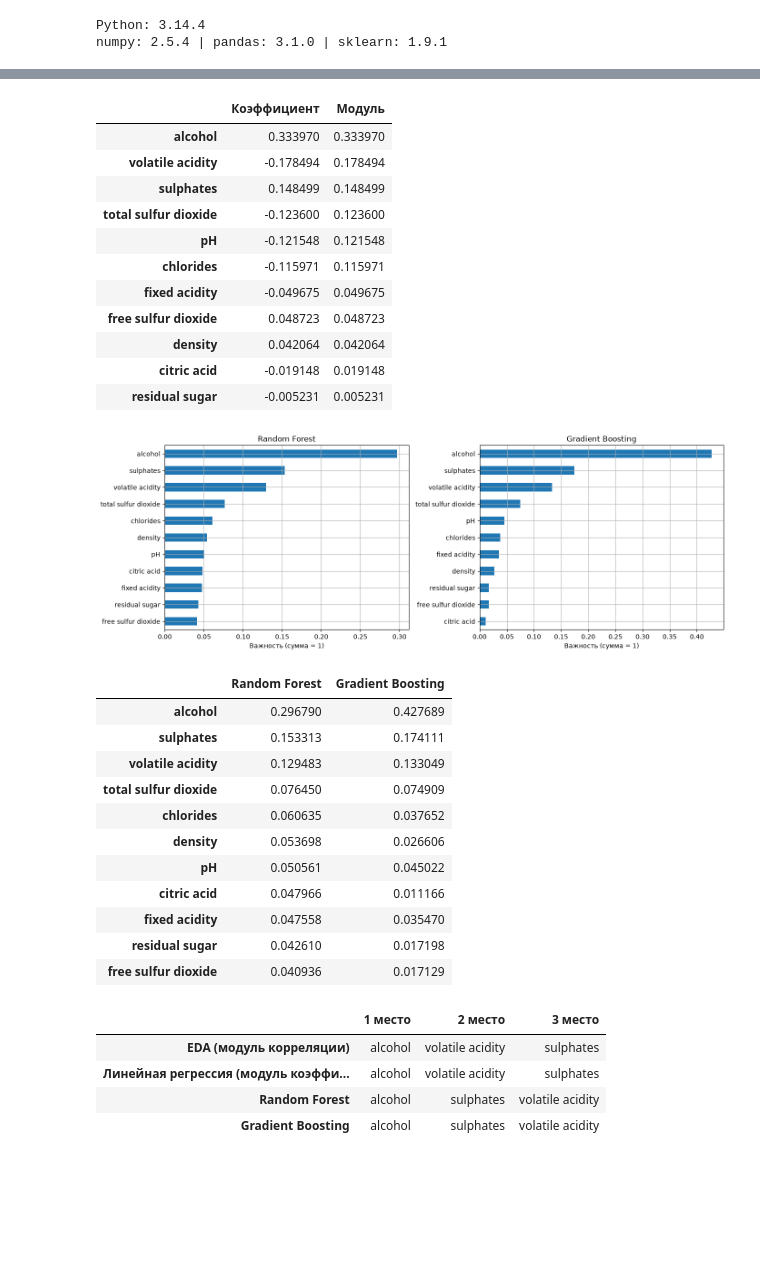
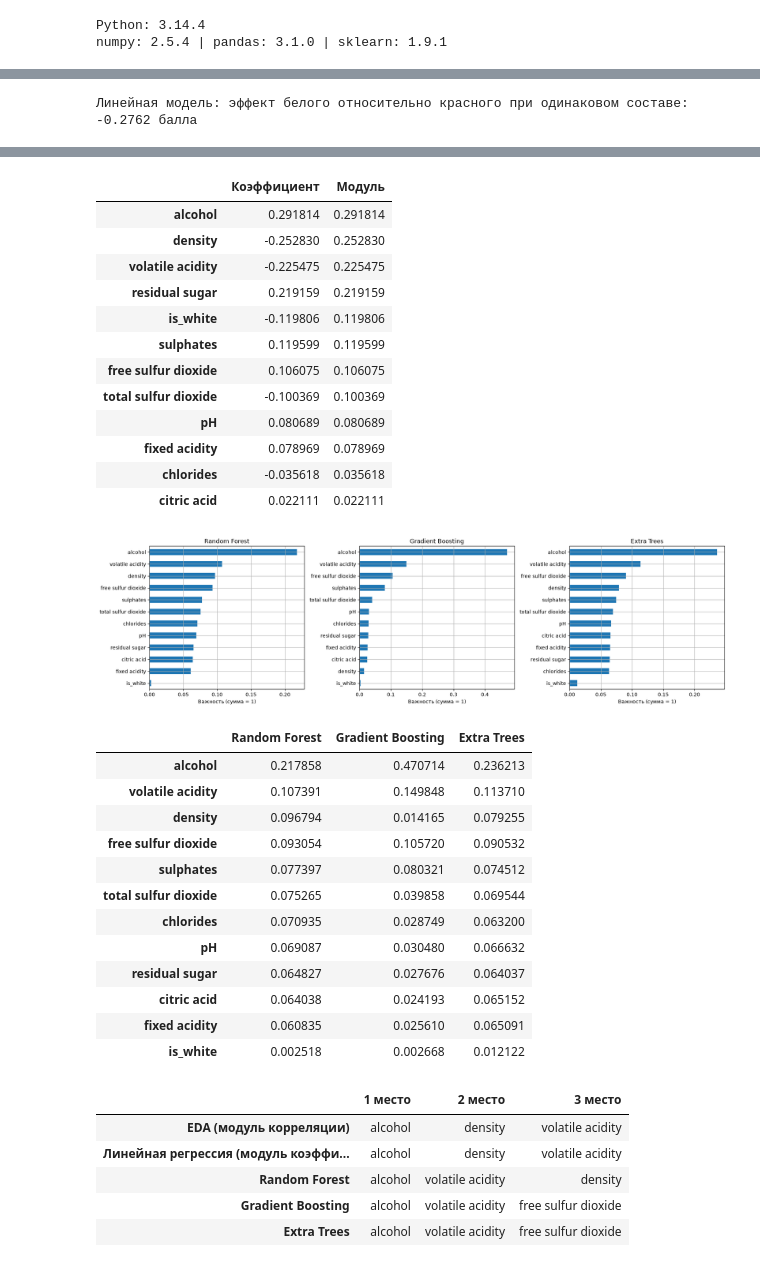
Before and after one commit to Chuba-ka/machineLearning, a Jupyter notebook: regression/lab01.ipynb, the cells around one changed output, grey strips where cells are left out. Saved outputs shown, nothing was run; the diff lists cells and outputs as text; code cells hidden in the pictures; blank space fills up the shorter version.

```diff
--- a/regression/lab01.ipynb
+++ b/regression/lab01.ipynb
@@ -274,5 +338,5 @@ Gradient Boosting {'gradientboostingregressor__learning_rate': 0.03, 'gradientbo
 # %%
-linear = searches['Linear Regression'].best_estimator_.named_steps['linearregression']
+linear = fitted_models['Linear Regression'].named_steps['linearregression']
 coefs = pd.Series(linear.coef_, index=X.columns, name='Коэффициент')
 coefs.reindex(coefs.abs().sort_values().index).plot.barh(
     title='Линейная регрессия: коэффициенты стандартизованных признаков',
@@ -282,9 +346,9 @@ plt.show()
 display(coefs.to_frame().assign(Модуль=coefs.abs()).sort_values('Модуль', ascending=False))
 
 importance = pd.DataFrame(index=X.columns)
-for name, step in [('Random Forest', 'randomforestregressor'), ('Gradient Boosting', 'gradientboostingregressor')]:
-    importance[name] = searches[name].best_estimator_.named_steps[step].feature_importances_
-fig, axes = plt.subplots(1, 2, figsize=(14, 5))
+for name, step in [('Random Forest', 'randomforestregressor'), ('Gradient Boosting', 'gradientboostingregressor'), ('Extra Trees', 'extratreesregressor')]:
+    importance[name] = fitted_models[name].named_steps[step].feature_importances_
+fig, axes = plt.subplots(1, 3, figsize=(18, 5))
 for ax, name in zip(axes, importance.columns):
     importance[name].sort_values().plot.barh(ax=ax, title=name, xlabel='Важность (сумма = 1)')
 plt.tight_layout()
@@ -295,15 +359,21 @@ leaders = {
     'EDA (модуль корреляции)': corr.abs().nlargest(3).index.tolist(),
     'Линейная регрессия (модуль коэффициента)': coefs.abs().nlargest(3).index.tolist(),
     'Random Forest': importance['Random Forest'].nlargest(3).index.tolist(),
-    'Gradient Boosting': importance['Gradient Boosting'].nlargest(3).index.tolist()
+    'Gradient Boosting': importance['Gradient Boosting'].nlargest(3).index.tolist(),
+    'Extra Trees': importance['Extra Trees'].nlargest(3).index.tolist()
 }
 display(pd.DataFrame(leaders, index=['1 место', '2 место', '3 место']).T)
-common = set(leaders['Random Forest']) & set(leaders['Gradient Boosting'])
+common = set(leaders['Random Forest']) & set(leaders['Gradient Boosting']) & set(leaders['Extra Trees'])
 display(Markdown(
-    '**Сопоставление.** Общие признаки в тройке двух ансамблей: ' +
+    '**Сопоставление.** Общие признаки в тройке трёх ансамблей: ' +
     (', '.join(f'`{f}`' for f in sorted(common)) or 'отсутствуют') +
     '. Совпадение с EDA означает, что сильная парная связь полезна и в многомерном прогнозе. '
     'Расхождения объяснимы: линейная модель оценивает условный линейный вклад, '
     'а деревья используют пороги и взаимодействия. Коррелирующие признаки могут заменять друг друга.'
 ))
+linear_pipeline = fitted_models['Linear Regression']
+type_position = list(X.columns).index('is_white')
+type_effect = coefs['is_white'] / linear_pipeline.named_steps['standardscaler'].scale_[type_position]
+print(f'Линейная модель: эффект белого относительно красного при одинаковом составе: {type_effect:+.4f} балла')
 # %% [output]
+Линейная модель: эффект белого относительно красного при одинаковом составе: -0.2762 балла
@@ -311,30 +381,33 @@ display(Markdown(
 |  | Коэффициент | Модуль |
-| alcohol | 0.333970 | 0.333970 |
-| volatile acidity | -0.178494 | 0.178494 |
-| sulphates | 0.148499 | 0.148499 |
-| total sulfur dioxide | -0.123600 | 0.123600 |
-| pH | -0.121548 | 0.121548 |
-| chlorides | -0.115971 | 0.115971 |
-| fixed acidity | -0.049675 | 0.049675 |
-| free sulfur dioxide | 0.048723 | 0.048723 |
-| density | 0.042064 | 0.042064 |
-| citric acid | -0.019148 | 0.019148 |
-| residual sugar | -0.005231 | 0.005231 |
+| alcohol | 0.291814 | 0.291814 |
+| density | -0.252830 | 0.252830 |
+| volatile acidity | -0.225475 | 0.225475 |
+| residual sugar | 0.219159 | 0.219159 |
+| is_white | -0.119806 | 0.119806 |
+| sulphates | 0.119599 | 0.119599 |
+| free sulfur dioxide | 0.106075 | 0.106075 |
+| total sulfur dioxide | -0.100369 | 0.100369 |
+| pH | 0.080689 | 0.080689 |
+| fixed acidity | 0.078969 | 0.078969 |
+| chlorides | -0.035618 | 0.035618 |
+| citric acid | 0.022111 | 0.022111 |
-[figure, old version]
+[figure, new version]
-|  | Random Forest | Gradient Boosting |
-| alcohol | 0.296790 | 0.427689 |
-| sulphates | 0.153313 | 0.174111 |
-| volatile acidity | 0.129483 | 0.133049 |
-| total sulfur dioxide | 0.076450 | 0.074909 |
-| chlorides | 0.060635 | 0.037652 |
-| density | 0.053698 | 0.026606 |
-| pH | 0.050561 | 0.045022 |
-| citric acid | 0.047966 | 0.011166 |
-| fixed acidity | 0.047558 | 0.035470 |
-| residual sugar | 0.042610 | 0.017198 |
-| free sulfur dioxide | 0.040936 | 0.017129 |
+|  | Random Forest | Gradient Boosting | Extra Trees |
+| alcohol | 0.217858 | 0.470714 | 0.236213 |
+| volatile acidity | 0.107391 | 0.149848 | 0.113710 |
+| density | 0.096794 | 0.014165 | 0.079255 |
+| free sulfur dioxide | 0.093054 | 0.105720 | 0.090532 |
+| sulphates | 0.077397 | 0.080321 | 0.074512 |
+| total sulfur dioxide | 0.075265 | 0.039858 | 0.069544 |
+| chlorides | 0.070935 | 0.028749 | 0.063200 |
+| pH | 0.069087 | 0.030480 | 0.066632 |
+| residual sugar | 0.064827 | 0.027676 | 0.064037 |
+| citric acid | 0.064038 | 0.024193 | 0.065152 |
+| fixed acidity | 0.060835 | 0.025610 | 0.065091 |
+| is_white | 0.002518 | 0.002668 | 0.012122 |
 |  | 1 место | 2 место | 3 место |
-| EDA (модуль корреляции) | alcohol | volatile acidity | sulphates |
-| Линейная регрессия (модуль коэффи... | alcohol | volatile acidity | sulphates |
-| Random Forest | alcohol | sulphates | volatile acidity |
-| Gradient Boosting | alcohol | sulphates | volatile acidity |
+| EDA (модуль корреляции) | alcohol | density | volatile acidity |
+| Линейная регрессия (модуль коэффи... | alcohol | density | volatile acidity |
+| Random Forest | alcohol | volatile acidity | density |
+| Gradient Boosting | alcohol | volatile acidity | free sulfur dioxide |
+| Extra Trees | alcohol | volatile acidity | free sulfur dioxide |
```
Also changed, not shown: parts of 24 cells of this notebook, 53 other files.
